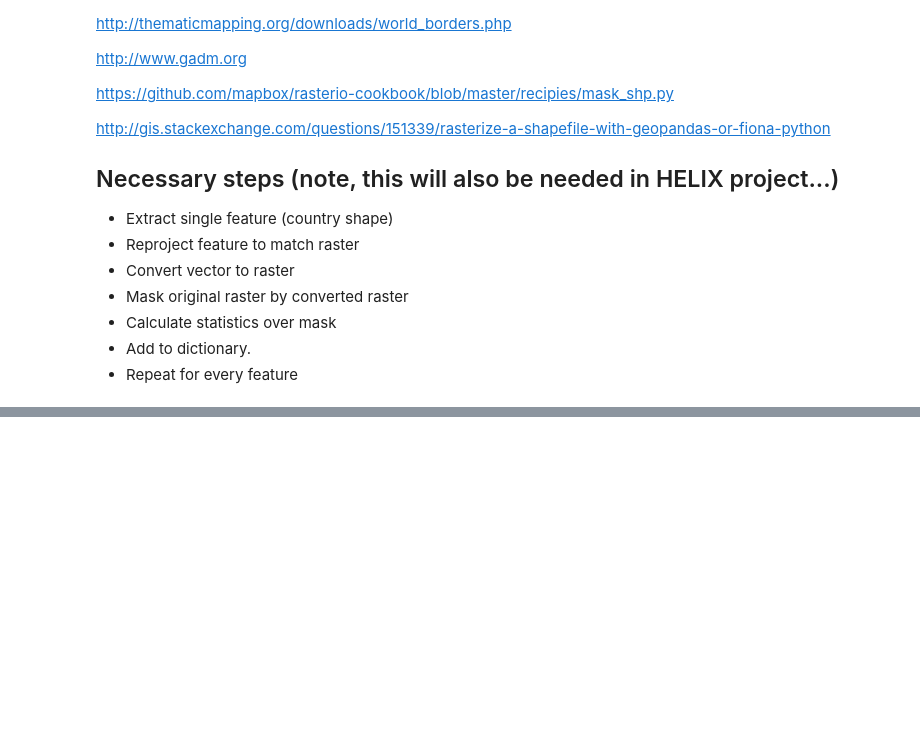
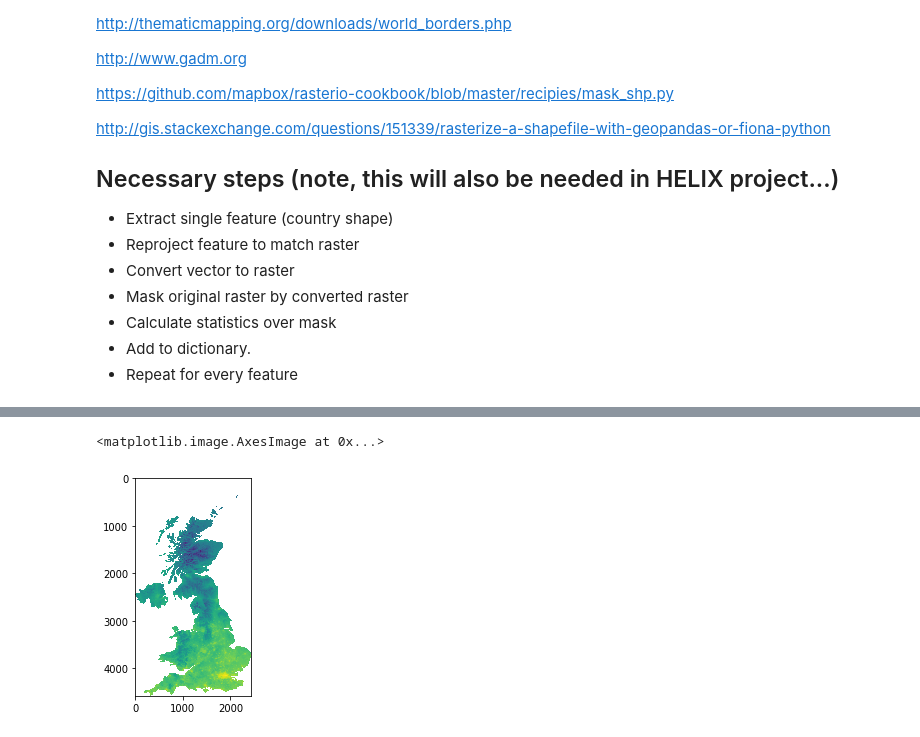
Before and after one commit to Vizzuality/eubon_butterflies, a Jupyter notebook: dev_notebooks/national_table.ipynb, the cells around one changed output, grey strips where cells are left out. Cells and saved outputs as stored; diff of their text form; code cells hidden in the pictures; blank space fills up the shorter version.

```diff
--- a/dev_notebooks/national_table.ipynb
+++ b/dev_notebooks/national_table.ipynb
@@ -98,0 +68,6 @@ with fiona.open('/Users/Ben/Downloads/TM_WORLD_BORDERS-0/TM_WORLD_BORDERS-0.3.db
+# %%
+# Grab raster metadata
+input_raster = "/Users/Ben/Downloads/eurolst_clim/eurolst_clim.bio01.tif"
+with rasterio.open(input_raster, blockxsize=256, blockysize=256) as inData:
+    profile = inData.profile
+    meta = inData.meta
@@ -98,0 +85,3 @@ with fiona.open('/Users/Ben/Downloads/TM_WORLD_BORDERS-0/TM_WORLD_BORDERS-0.3.db
+# %%
+output = zonal_stats(uk.to_crs(epsg="3035"), input_raster, band=1, all_touched=True, raster_out=True)
+output
@@ -98,0 +106,5 @@ with fiona.open('/Users/Ben/Downloads/TM_WORLD_BORDERS-0/TM_WORLD_BORDERS-0.3.db
+# %%
+plt.imshow(output[0]['mini_raster_array'])  # Test that we subsetted the raster where we were expecting
+# %% [output]
+<matplotlib.image.AxesImage at 0x...>
+[figure, added]
```
Also changed, not shown: parts of 32 cells of this notebook, 1 other file.
